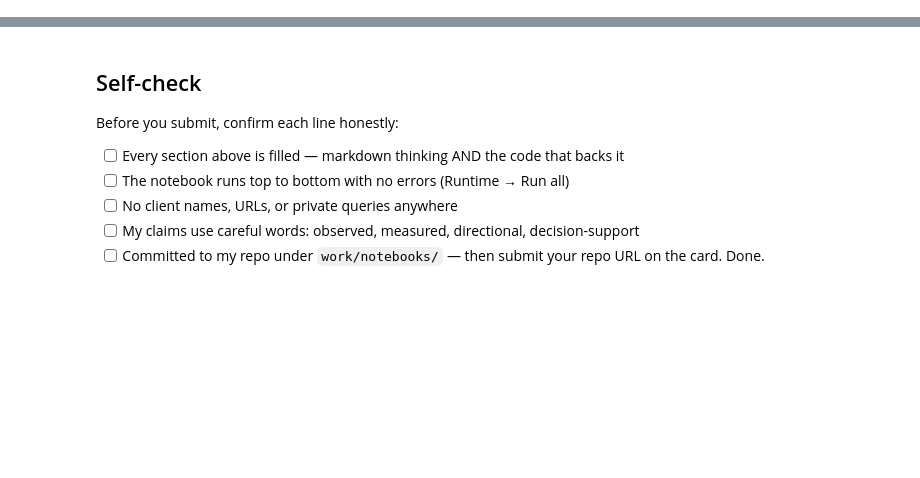
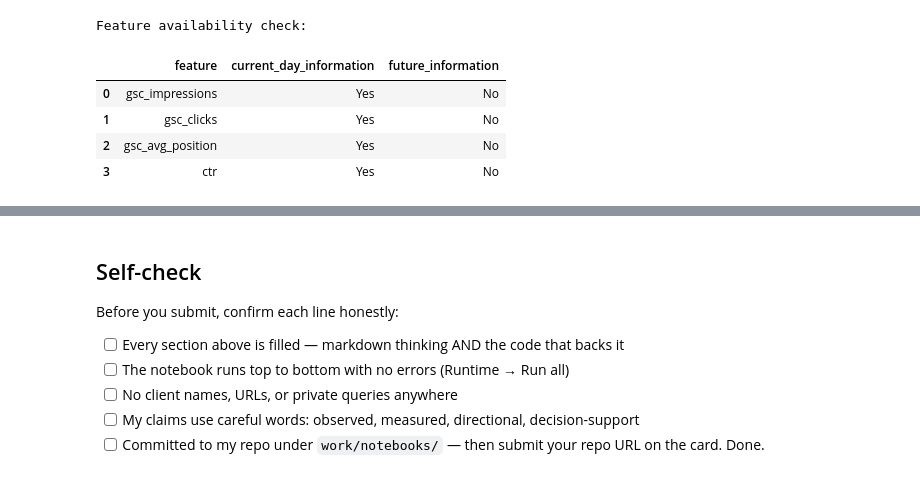
Before and after one commit to abdulmoeed1090/Fly-rank-starter-assignment, a Jupyter notebook: work/notebooks/w06_validation_audit.ipynb, the cells around one changed output, grey strips where cells are left out. Cells and saved outputs as stored; diff of their text form; code cells hidden in the pictures; blank space fills up the shorter version.

```diff
--- a/work/notebooks/w06_validation_audit.ipynb
+++ b/work/notebooks/w06_validation_audit.ipynb
@@ -36,0 +514,31 @@ This skeleton is yours to fill. Work the sections **in order** — each one has
+# %%
+# ---------------------------------------------------------
+# Verify that model features are current-day fields
+# ---------------------------------------------------------
+
+print("Feature availability check:")
+
+availability_check = pd.DataFrame({
+    "feature": model_features,
+    "current_day_information": [
+        "Yes",
+        "Yes",
+        "Yes",
+        "Yes"
+    ],
+    "future_information": [
+        "No",
+        "No",
+        "No",
+        "No"
+    ]
+})
+
+display(availability_check)
+# %% [output]
+Feature availability check:
+|  | feature | current_day_information | future_information |
+| 0 | gsc_impressions | Yes | No |
+| 1 | gsc_clicks | Yes | No |
+| 2 | gsc_avg_position | Yes | No |
+| 3 | ctr | Yes | No |
```
Also changed, not shown: parts of 22 cells of this notebook.
